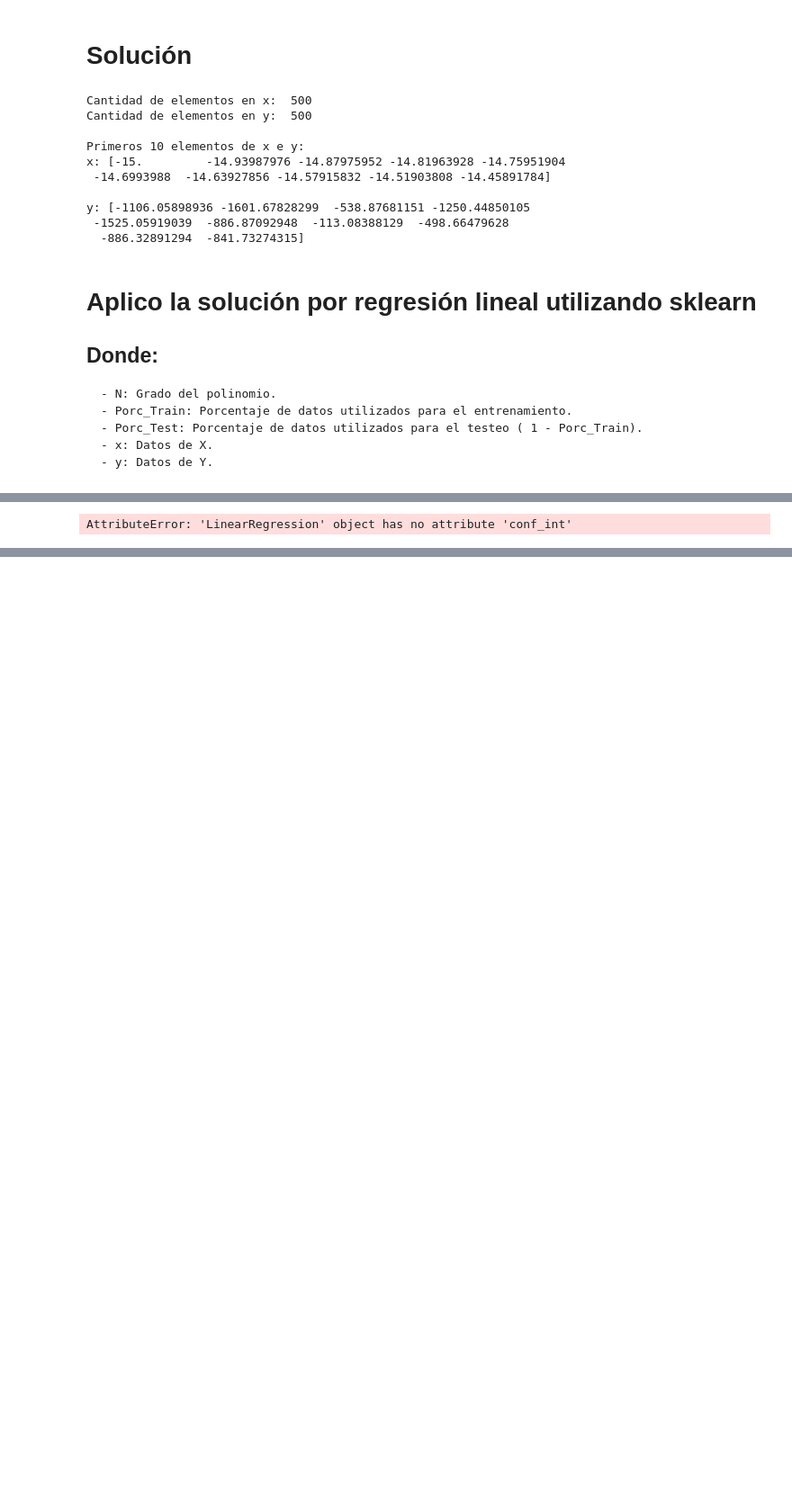
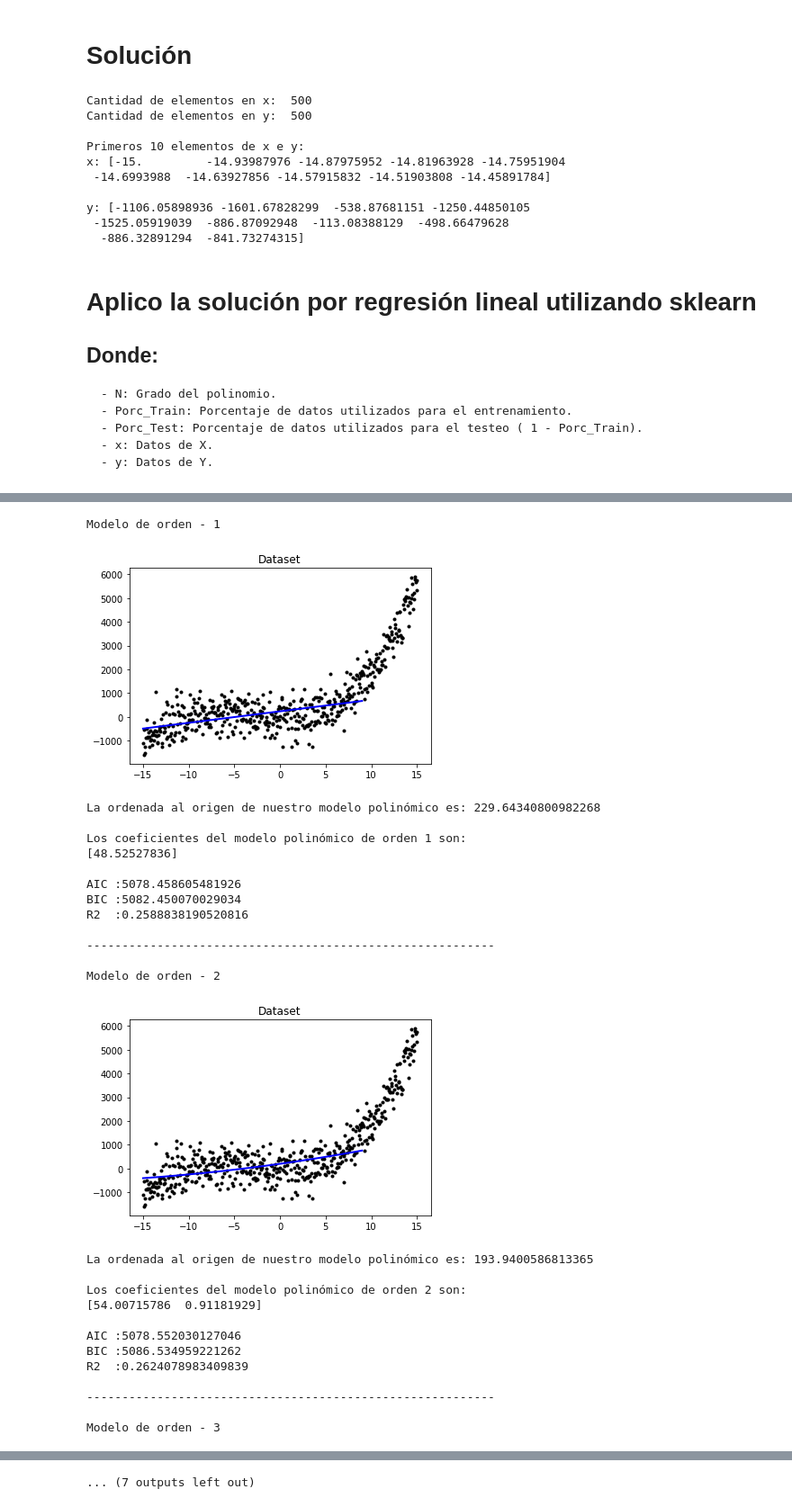
Before and after one commit to CachadaF/Lab_ML_ITBA, a Jupyter notebook: Linear-Regression-Gradient-Descent/Guia Regresión.ipynb, the cells around one changed output, grey strips where cells are left out. Shown: that part at 90% size. Saved outputs shown, nothing was run; the diff lists cells and outputs as text; code cells hidden in the pictures; blank space fills up the shorter version.

Commit message:
Lista la regresion de polinomios - faltaría ver si es correcta la prueba que voy a hacer de test/train set

```diff
--- a/Linear-Regression-Gradient-Descent/Guia Regresión.ipynb
+++ b/Linear-Regression-Gradient-Descent/Guia Regresión.ipynb
@@ -174,7 +98,0 @@ Los coeficientes del modelo polinómico de orden 8 son:
-# %%
-#Orden - 9
-N = 9
-lm3.fit(Armar_Polinomio_de_Grado_N(Training_Set_X,N), Training_Set_Y)
-print("La ordenada al origen de nuestro modelo polinómico es: {}".format(lm3.intercept_))
-print("Los coeficientes del modelo polinómico de orden {} son:".format(N))
-print(lm3.coef_)
@@ -187,7 +98,0 @@ Los coeficientes del modelo polinómico de orden 9 son:
-# %%
-#Orden - 10
-N = 10
-lm3.fit(Armar_Polinomio_de_Grado_N(Training_Set_X,N), Training_Set_Y)
-print("La ordenada al origen de nuestro modelo polinómico es: {}".format(lm3.intercept_))
-print("Los coeficientes del modelo polinómico de orden {} son:".format(N))
-print(lm3.coef_)
@@ -200,4 +99,59 @@ Los coeficientes del modelo polinómico de orden 10 son:
-# %%
-lm3.conf_int()
-# %% [output]
-AttributeError: 'LinearRegression' object has no attribute 'conf_int'
+# %%
+#Orden máximo
+Max_N = 10
+
+#Lista con tuplas de (N,AIC,BIC,R2)
+compare_list = []
+
+#Muestro los Max_N modelos necesarios
+
+for N in range(1,Max_N):
+    #Aplico la funcion que devuelve los valores a mostrar.
+    y_train_pred,lr_intercept,lr_coef,AIC,BIC,R2 = Regresion_Polinomica_N(N,Training_Set_X,Training_Set_Y)
+
+    compare_list.append((N,AIC,BIC,R2))
+
+    print("Modelo de orden - {}".format(N))
+
+    #Plot con los puntos - Reutilizo esta parte para que me dibuje los puntos.
+    plt.figure()
+    plt.plot(X, y,'.',  color='black')
+    plt.title('Dataset')
+    plt.plot(Training_Set_X,y_train_pred, color='blue', linewidth = 2)
+    plt.show()
+
+    print("La ordenada al origen de nuestro modelo polinómico es: {}".format(lr_intercept))
+    print("\nLos coeficientes del modelo polinómico de orden {} son:".format(N))
+    print(lr_coef)
+    print("\nAIC :{}".format(AIC))
+    print("BIC :{}".format(BIC))
+    print("R2  :{}".format(R2))
+    print("\n----------------------------------------------------------\n")
+# %% [output]
+Modelo de orden - 1
+[figure, added]
+La ordenada al origen de nuestro modelo polinómico es: 229.64340800982268
+
+Los coeficientes del modelo polinómico de orden 1 son:
+[48.52527836]
+
+AIC :5078.458605481926
+BIC :5082.450070029034
+R2  :0.2588838190520816
+
+----------------------------------------------------------
+
+Modelo de orden - 2
+[figure, added]
+La ordenada al origen de nuestro modelo polinómico es: 193.9400586813365
+
+Los coeficientes del modelo polinómico de orden 2 son:
+[54.00715786  0.91181929]
+
+AIC :5078.552030127046
+BIC :5086.534959221262
+R2  :0.2624078983409839
+
+----------------------------------------------------------
+
+Modelo de orden - 3
@@ -203,0 +199 @@ AttributeError: 'LinearRegression' object has no attribute 'conf_int'
+... (7 outputs left out)
```
Also changed, not shown: parts of 16 cells of this notebook.
